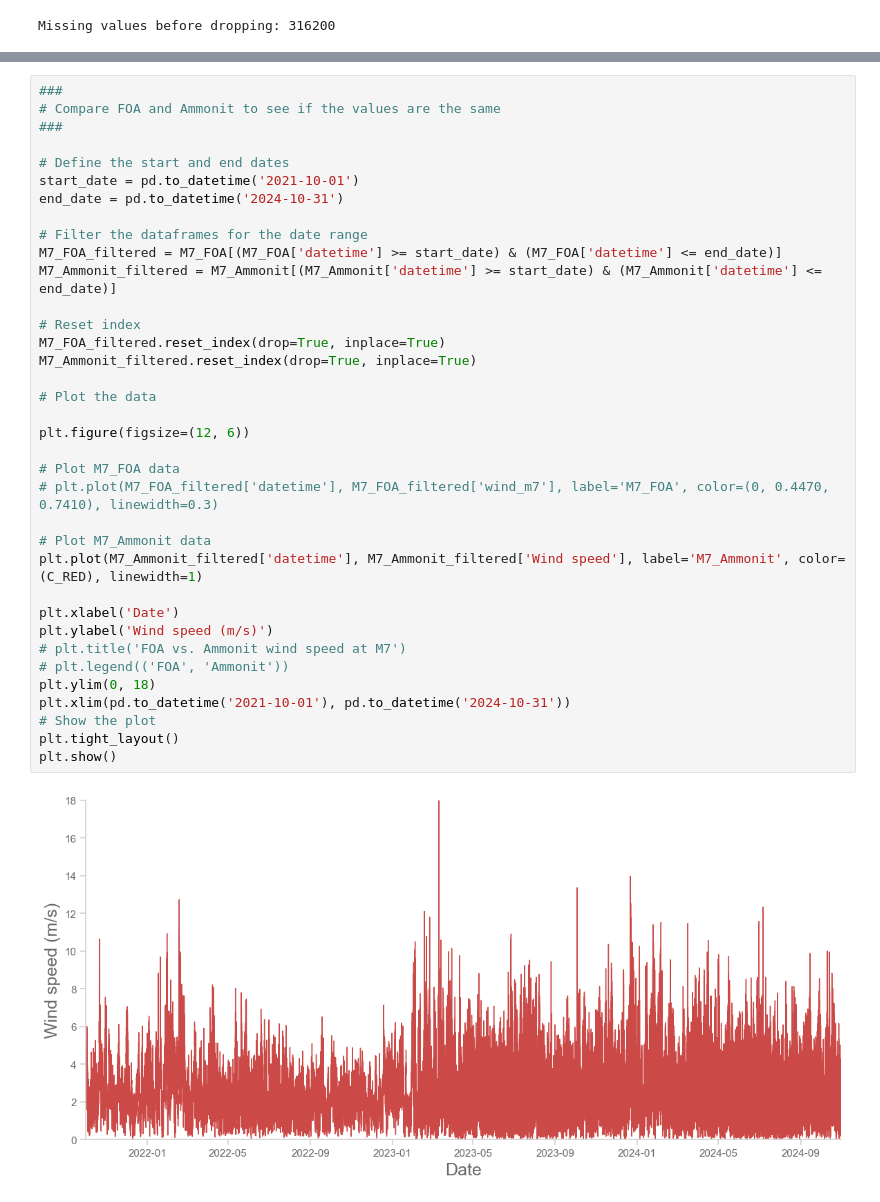
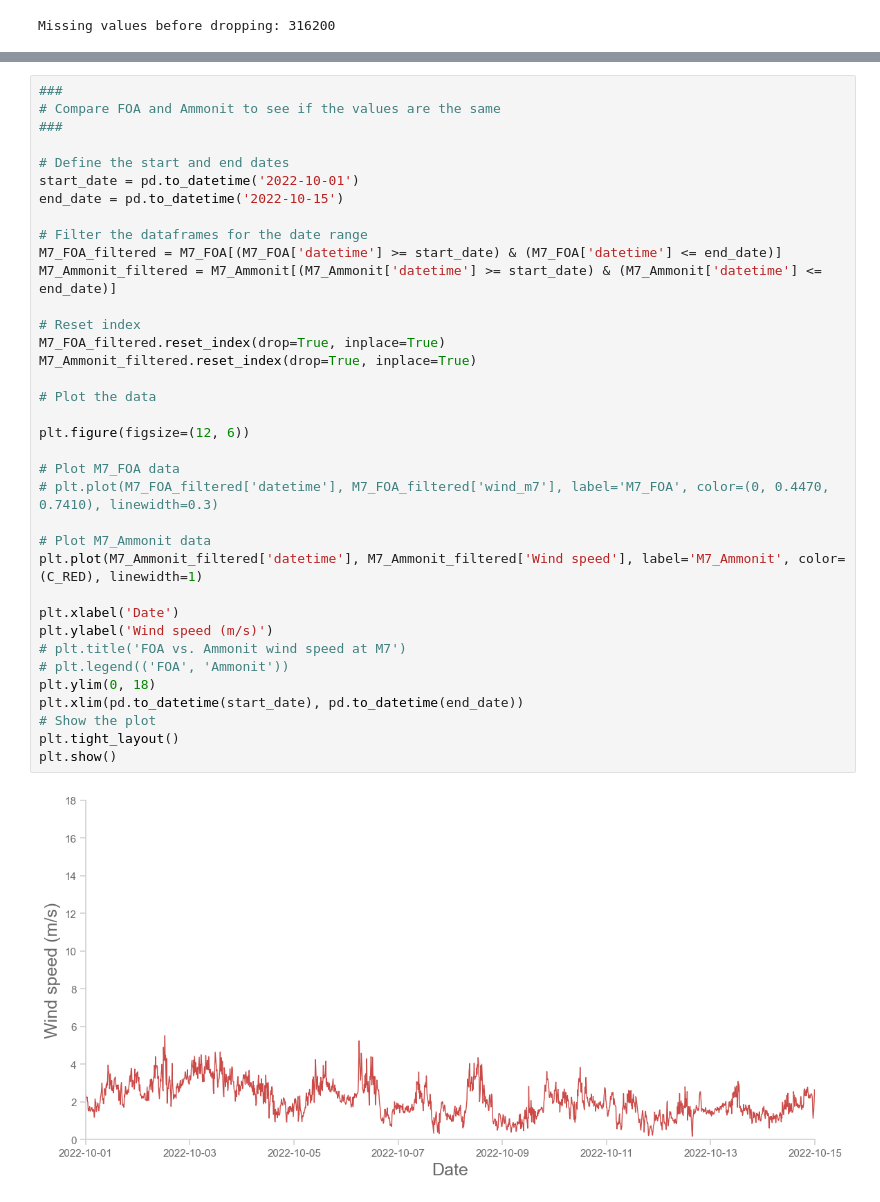
Before and after one commit to djskrovanek/gridraven-analytics, a Jupyter notebook: compareM7_FOA_WXstation.ipynb, the cells around one changed output, grey strips where cells are left out. Saved outputs shown, nothing was run; the diff lists cells and outputs as text.

```diff
--- a/compareM7_FOA_WXstation.ipynb
+++ b/compareM7_FOA_WXstation.ipynb
@@ -232,36 +128,36 @@ plt.show()
 ###
 
 # Define the start and end dates
-start_date = pd.to_datetime('2021-10-01')
-end_date = pd.to_datetime('2024-10-31')
+start_date = pd.to_datetime('2022-10-01')
+end_date = pd.to_datetime('2022-10-15')
 
 # Filter the dataframes for the date range
 M7_FOA_filtered = M7_FOA[(M7_FOA['datetime'] >= start_date) & (M7_FOA['datetime'] <= end_date)]
 M7_Ammonit_filtered = M7_Ammonit[(M7_Ammonit['datetime'] >= start_date) & (M7_Ammonit['datetime'] <= end_date)]
 
 # Reset index
 M7_FOA_filtered.reset_index(drop=True, inplace=True)
 M7_Ammonit_filtered.reset_index(drop=True, inplace=True)
 
 # Plot the data
 
 plt.figure(figsize=(12, 6))
 
 # Plot M7_FOA data
 # plt.plot(M7_FOA_filtered['datetime'], M7_FOA_filtered['wind_m7'], label='M7_FOA', color=(0, 0.4470, 0.7410), linewidth=0.3)
 
 # Plot M7_Ammonit data
 plt.plot(M7_Ammonit_filtered['datetime'], M7_Ammonit_filtered['Wind speed'], label='M7_Ammonit', color=(C_RED), linewidth=1)
 
 plt.xlabel('Date')
 plt.ylabel('Wind speed (m/s)')
 # plt.title('FOA vs. Ammonit wind speed at M7')
 # plt.legend(('FOA', 'Ammonit'))
 plt.ylim(0, 18)
-plt.xlim(pd.to_datetime('2021-10-01'), pd.to_datetime('2024-10-31'))
+plt.xlim(pd.to_datetime(start_date), pd.to_datetime(end_date))
 # Show the plot
 plt.tight_layout()
 plt.show()
 # %% [output]
-[figure, old version]
+[figure, new version]
 # %%
```
Also changed, not shown: parts of 10 cells of this notebook.
